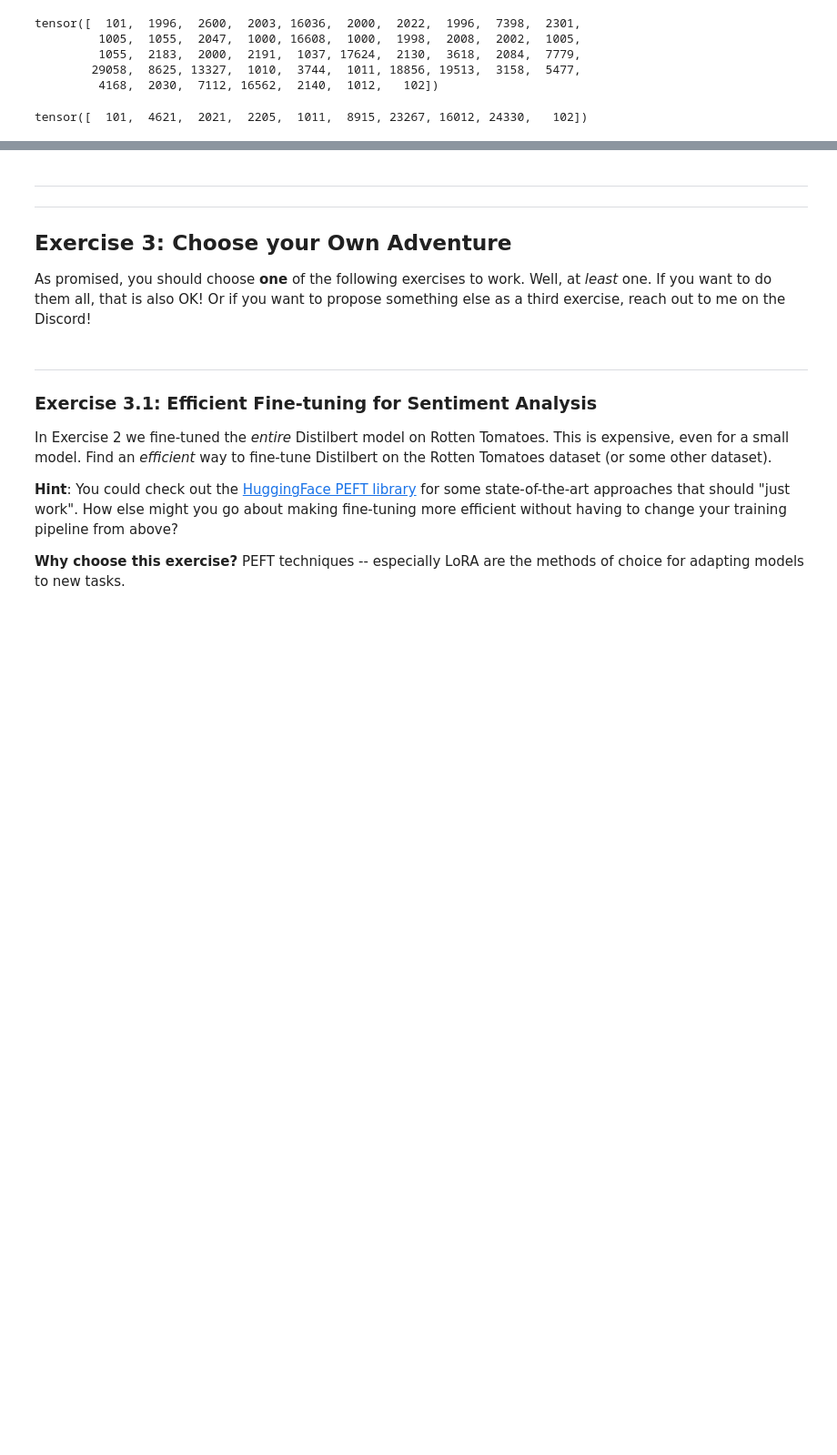
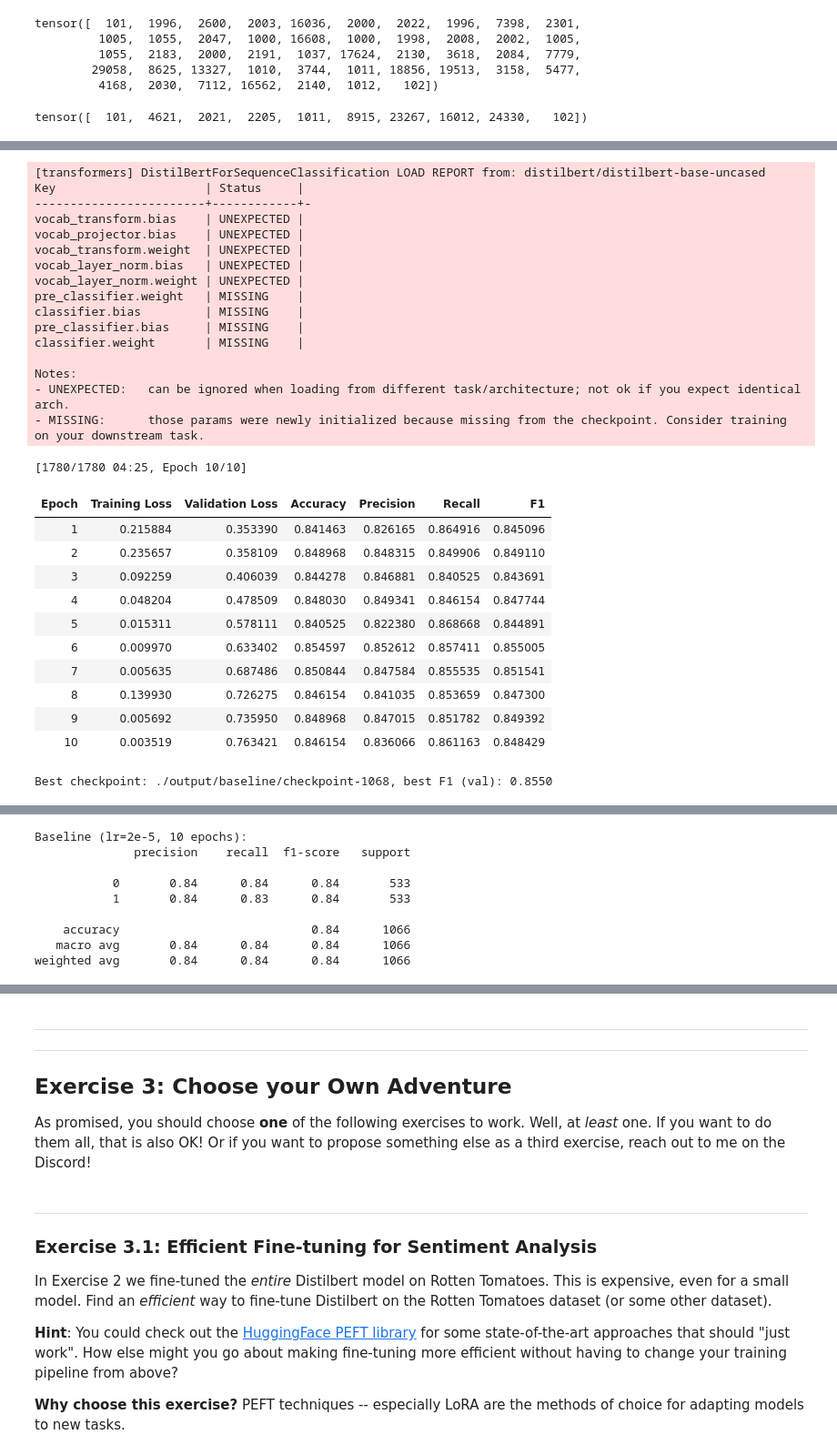
Before and after one commit to Eros-Pinzani/DLA_Projects, a Jupyter notebook: Lab02_DLA/DLA-Lab2.ipynb, the cells around one changed output, grey strips where cells are left out. Shown at 91% size. Saved outputs shown, nothing was run; the diff lists cells and outputs as text; code cells hidden in the pictures; blank space fills up the shorter version.

```diff
--- a/Lab02_DLA/DLA-Lab2.ipynb
+++ b/Lab02_DLA/DLA-Lab2.ipynb
@@ -676,0 +681,69 @@ TrainOutput(global_step=1780, training_loss=0.012748258094380321, metrics={'trai
+# %%
+def finetune_and_test(training_args):
+    model = DistilBertForSequenceClassification.from_pretrained(
+        'distilbert/distilbert-base-uncased', num_labels=2
+    )
+    trainer = Trainer(
+        model=model,
+        args=training_args,
+        train_dataset=tokenized_train,
+        eval_dataset=tokenized_val,
+        data_collator=data_collator,
+        compute_metrics=compute_metrics,
+    )
+    trainer.train()
+    print(f"Best checkpoint: {trainer.state.best_model_checkpoint}, best F1 (val): {trainer.state.best_metric:.4f}")
+    return trainer, trainer.predict(tokenized_test)
+# %%
+training_args_baseline = TrainingArguments(
+    output_dir='./output/baseline',
+    learning_rate=2e-5,
+    per_device_train_batch_size=48,
+    per_device_eval_batch_size=48,
+    num_train_epochs=10,
+    use_cpu=False,
+    save_strategy='epoch',
+    report_to='wandb',
+    run_name='baseline_lr2e-5_ep10',
+    logging_strategy="steps",
+    logging_steps=1,
+    do_eval=True,
+    eval_strategy='epoch',
+    load_best_model_at_end=True,
+    metric_for_best_model='f1',
+    greater_is_better=True,
+    save_total_limit=2,   # keep only the best checkpoint + the last one
+)
+trainer_baseline, preds_baseline = finetune_and_test(training_args_baseline)
+print("Baseline (lr=2e-5, 10 epochs):")
+print(classification_report(tokenized_test['label'], np.argmax(preds_baseline.predictions, axis=-1)))
+# %% [output]
+[transformers] DistilBertForSequenceClassification LOAD REPORT from: distilbert/distilbert-base-uncased
+Key                     | Status     |
+------------------------+------------+-
+vocab_transform.bias    | UNEXPECTED |
+vocab_projector.bias    | UNEXPECTED |
+vocab_transform.weight  | UNEXPECTED |
+vocab_layer_norm.bias   | UNEXPECTED |
+vocab_layer_norm.weight | UNEXPECTED |
+pre_classifier.weight   | MISSING    |
+classifier.bias         | MISSING    |
+pre_classifier.bias     | MISSING    |
+classifier.weight       | MISSING    |
+
+Notes:
+- UNEXPECTED:   can be ignored when loading from different task/architecture; not ok if you expect identical arch.
+- MISSING:      those params were newly initialized because missing from the checkpoint. Consider training on your downstream task.
+[1780/1780 04:25, Epoch 10/10]
+| Epoch | Training Loss | Validation Loss | Accuracy | Precision | Recall | F1 |
+| 1 | 0.215884 | 0.353390 | 0.841463 | 0.826165 | 0.864916 | 0.845096 |
+| 2 | 0.235657 | 0.358109 | 0.848968 | 0.848315 | 0.849906 | 0.849110 |
+| 3 | 0.092259 | 0.406039 | 0.844278 | 0.846881 | 0.840525 | 0.843691 |
+| 4 | 0.048204 | 0.478509 | 0.848030 | 0.849341 | 0.846154 | 0.847744 |
+| 5 | 0.015311 | 0.578111 | 0.840525 | 0.822380 | 0.868668 | 0.844891 |
+| 6 | 0.009970 | 0.633402 | 0.854597 | 0.852612 | 0.857411 | 0.855005 |
+| 7 | 0.005635 | 0.687486 | 0.850844 | 0.847584 | 0.855535 | 0.851541 |
+| 8 | 0.139930 | 0.726275 | 0.846154 | 0.841035 | 0.853659 | 0.847300 |
+| 9 | 0.005692 | 0.735950 | 0.848968 | 0.847015 | 0.851782 | 0.849392 |
+| 10 | 0.003519 | 0.763421 | 0.846154 | 0.836066 | 0.861163 | 0.848429 |
+Best checkpoint: ./output/baseline/checkpoint-1068, best F1 (val): 0.8550
@@ -676,0 +751,9 @@ TrainOutput(global_step=1780, training_loss=0.012748258094380321, metrics={'trai
+Baseline (lr=2e-5, 10 epochs):
+              precision    recall  f1-score   support
+
+           0       0.84      0.84      0.84       533
+           1       0.84      0.83      0.84       533
+
+    accuracy                           0.84      1066
+   macro avg       0.84      0.84      0.84      1066
+weighted avg       0.84      0.84      0.84      1066
```
Also changed, not shown: parts of 11 cells of this notebook.
